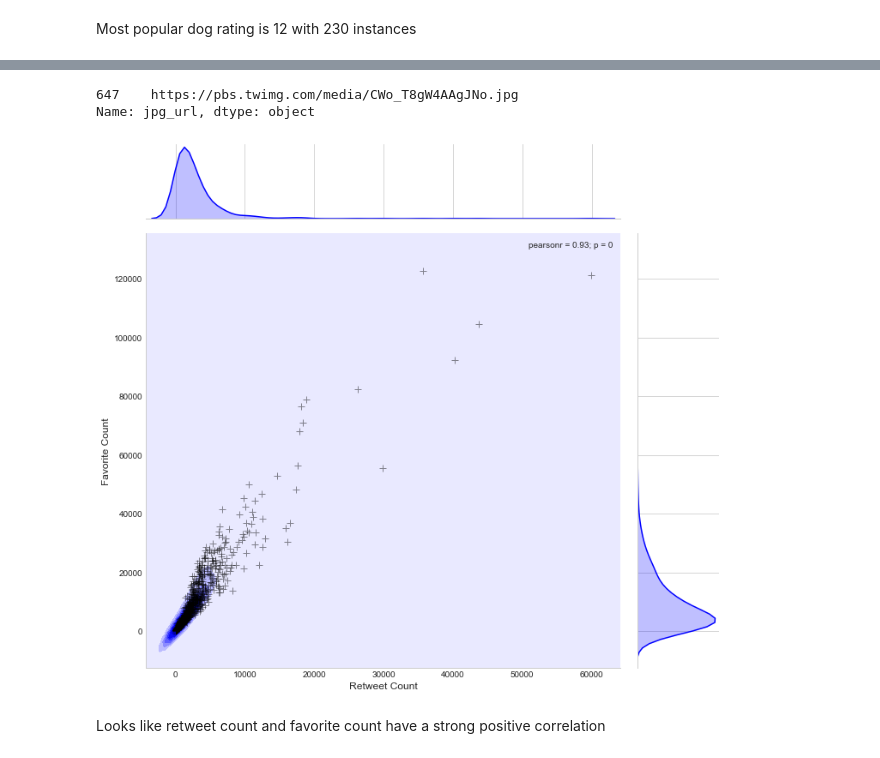
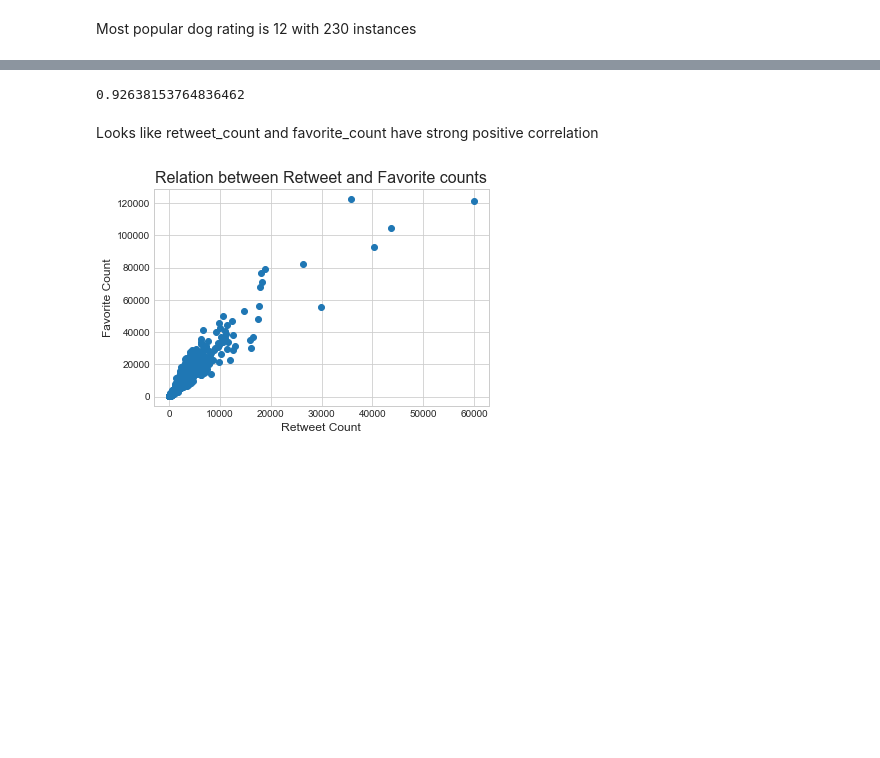
Before and after one commit to nagashrin/data_wrangling, a Jupyter notebook: wrangle_act_1.ipynb, the cells around one changed output, grey strips where cells are left out. Saved outputs shown, nothing was run; the diff lists cells and outputs as text; code cells hidden in the pictures; blank space fills up the shorter version.

Commit message:
Refined visualization

```diff
--- a/wrangle_act_1.ipynb
+++ b/wrangle_act_1.ipynb
@@ -907,32 +916,20 @@ df_master[df_master['rating_numerator']==2]
-# %%
-"""
-6. Let's pull the picture the dataset
-"""
-df_master[df_master['tweet_id']==678424312106393600].jpg_url
-# %% [output]
-647    https://pbs.twimg.com/media/CWo_T8gW4AAgJNo.jpg
-Name: jpg_url, dtype: object
-# %%
-"""
-7. Visualization comparing the favorite & retweet counts
-"""
-sns.set_style('whitegrid')
-ax = sns.jointplot(x="retweet_count",
-                  y="favorite_count",
-                  data=df_master,
-                  color="blue",
-                  kind="kde",
-                  size=10)
-ax.plot_joint(plt.scatter,
-             c="black",
-             s=80,
-             linewidth=1,
-             marker="+",
-             alpha=0.45)
-ax.set_axis_labels("Retweet Count", "Favorite Count",fontsize=12)
-
-ax.fig.subplots_adjust(top=0.9);
-# %% [output]
-[figure, removed]
+# %%
+"""
+6. Check the correlation between retweet_count and favorite_count
+"""
+df_master['retweet_count'].corr(df_master['favorite_count'])
+# %% [output]
+0.92638153764836462
 # %% [markdown]
-Looks like retweet count and favorite count have a strong positive correlation
+Looks like retweet_count and favorite_count have strong positive correlation
+# %%
+"""
+7. Visualization comparing the favorite & retweet counts
+"""
+plt.scatter(data = df_master, x="retweet_count", y = "favorite_count" )
+ax = plt.gca()
+plt.xlabel("Retweet Count", fontsize=12)
+plt.ylabel("Favorite Count", fontsize=12)
+plt.title("Relation between Retweet and Favorite counts", fontsize = 16);
+# %% [output]
+[figure, added]
```
Also changed, not shown: parts of 10 cells of this notebook.
